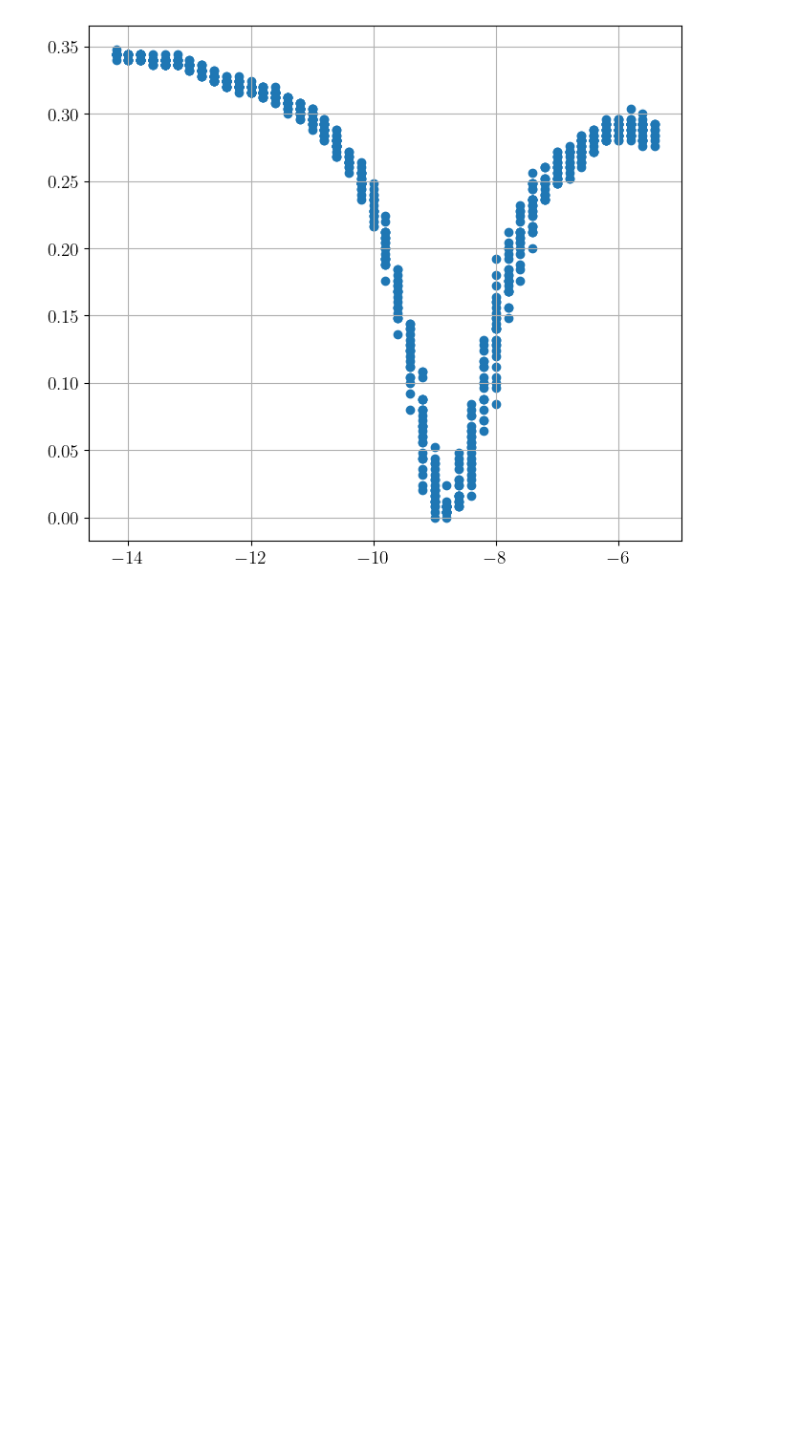
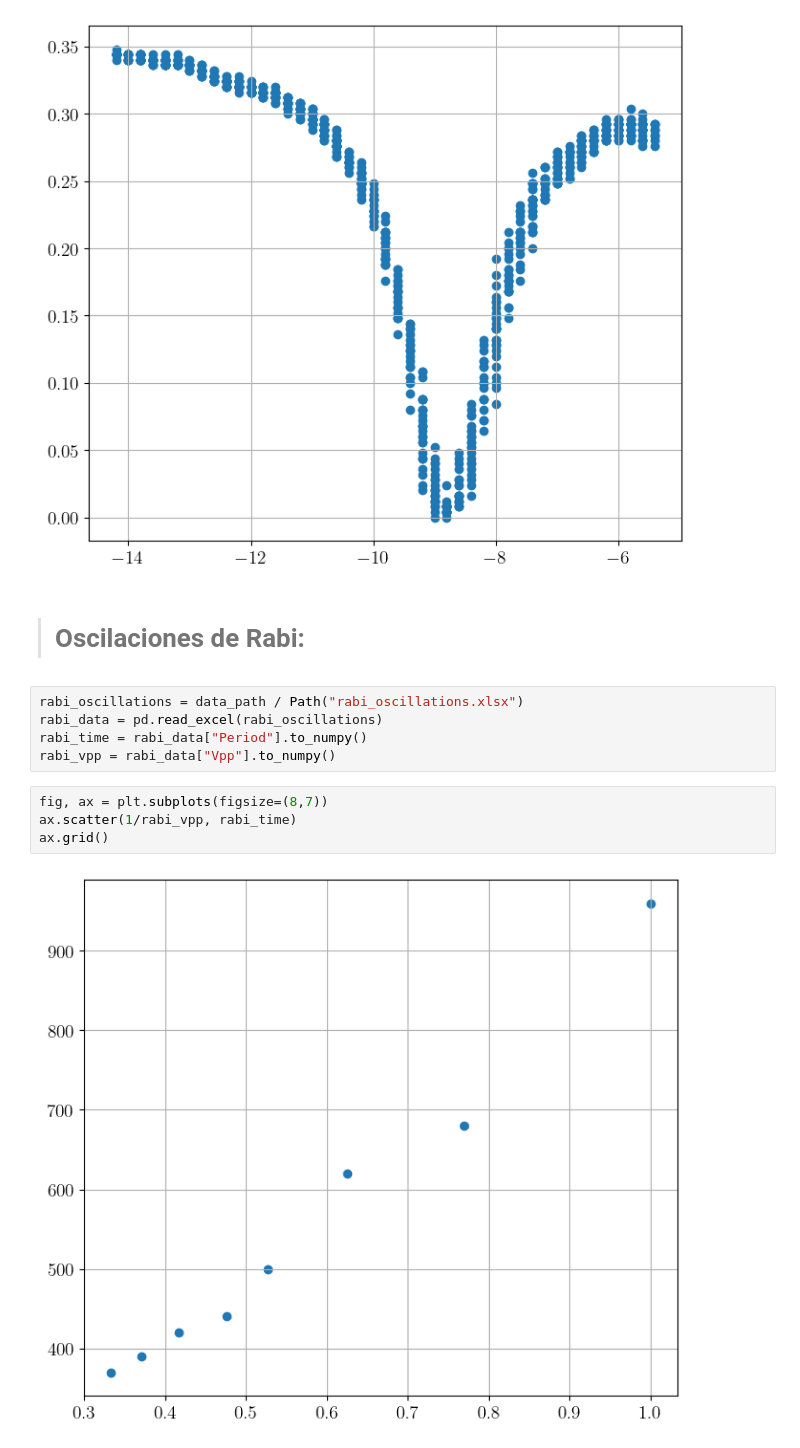
Before and after one commit to ThomasAnkhe/Quantum_Optics_Lab, a Jupyter notebook: 5. Optical_pumping/graphs.ipynb, the cells around one changed output. Cells and saved outputs as stored; diff of their text form; blank space fills up the shorter version.

```diff
--- a/5. Optical_pumping/graphs.ipynb
+++ b/5. Optical_pumping/graphs.ipynb
@@ -58,3 +62,16 @@ ax.scatter(zf_CH1[step:], zf_CH2[step:])
 ax.grid()
 # %% [output]
 [figure]
+# %% [markdown]
+># **Oscilaciones de Rabi:**
+# %%
+rabi_oscillations = data_path / Path("rabi_oscillations.xlsx")
+rabi_data = pd.read_excel(rabi_oscillations)
+rabi_time = rabi_data["Period"].to_numpy()
+rabi_vpp = rabi_data["Vpp"].to_numpy()
+# %%
+fig, ax = plt.subplots(figsize=(8,7))
+ax.scatter(1/rabi_vpp, rabi_time)
+ax.grid()
+# %% [output]
+[figure, added]
```
Also changed, not shown: parts of 9 cells of this notebook, 5 other files.
